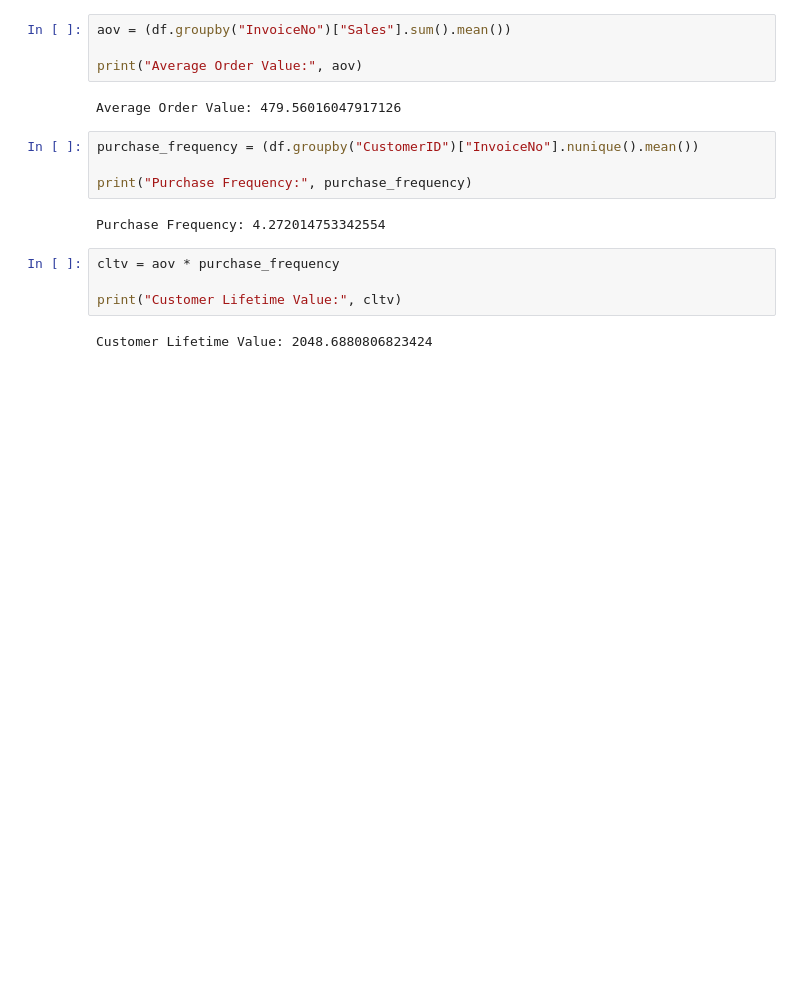
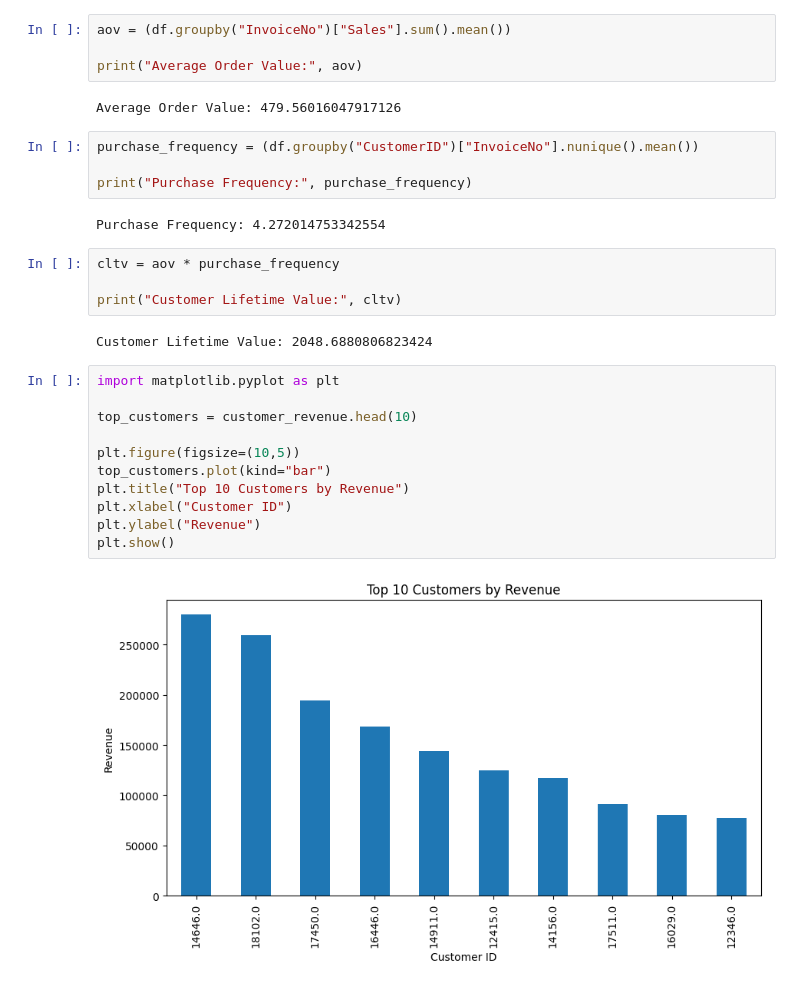
Before and after one commit to Adithyan-7/infotact-group5-data-analytics, a Jupyter notebook: notebooks/04_cltv_analysis.ipynb, the cells around one changed output. Saved outputs shown, nothing was run; the diff lists cells and outputs as text; blank space fills up the shorter version.

Commit message:
Added CLTV visualizations and customer purchase analysis

```diff
--- a/notebooks/04_cltv_analysis.ipynb
+++ b/notebooks/04_cltv_analysis.ipynb
@@ -47,3 +47,16 @@ cltv = aov * purchase_frequency
 print("Customer Lifetime Value:", cltv)
 # %% [output]
 Customer Lifetime Value: 2048.6880806823424
+# %%
+import matplotlib.pyplot as plt
+
+top_customers = customer_revenue.head(10)
+
+plt.figure(figsize=(10,5))
+top_customers.plot(kind="bar")
+plt.title("Top 10 Customers by Revenue")
+plt.xlabel("Customer ID")
+plt.ylabel("Revenue")
+plt.show()
+# %% [output]
+[figure, added]
```
Also changed, not shown: parts of 3 cells of this notebook.
